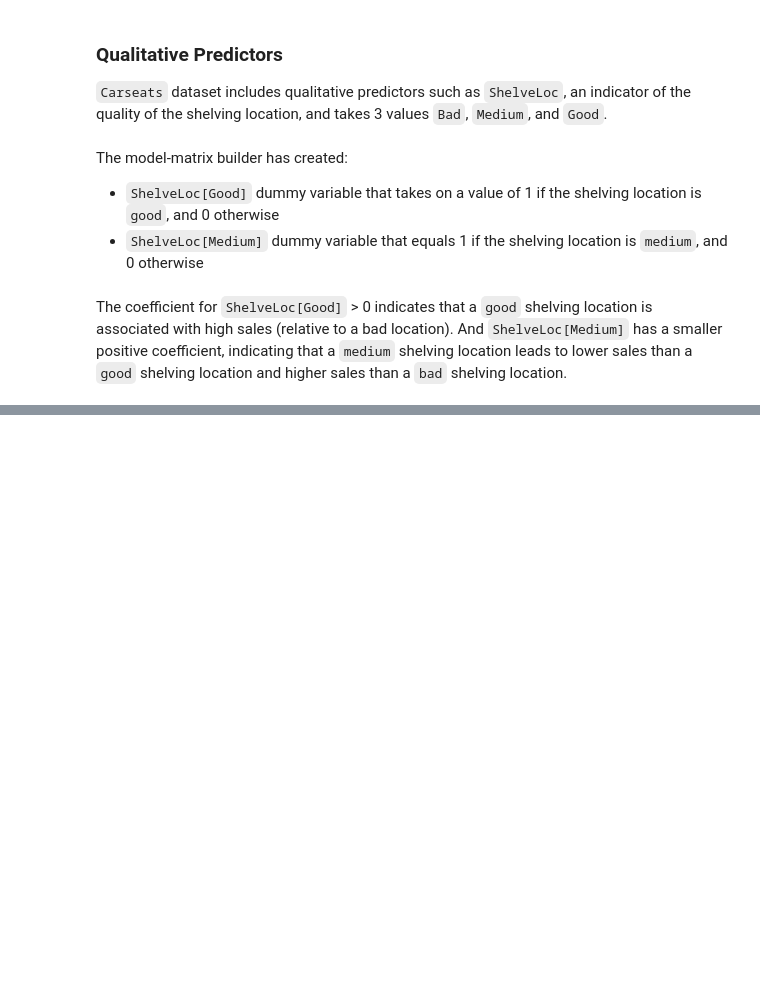
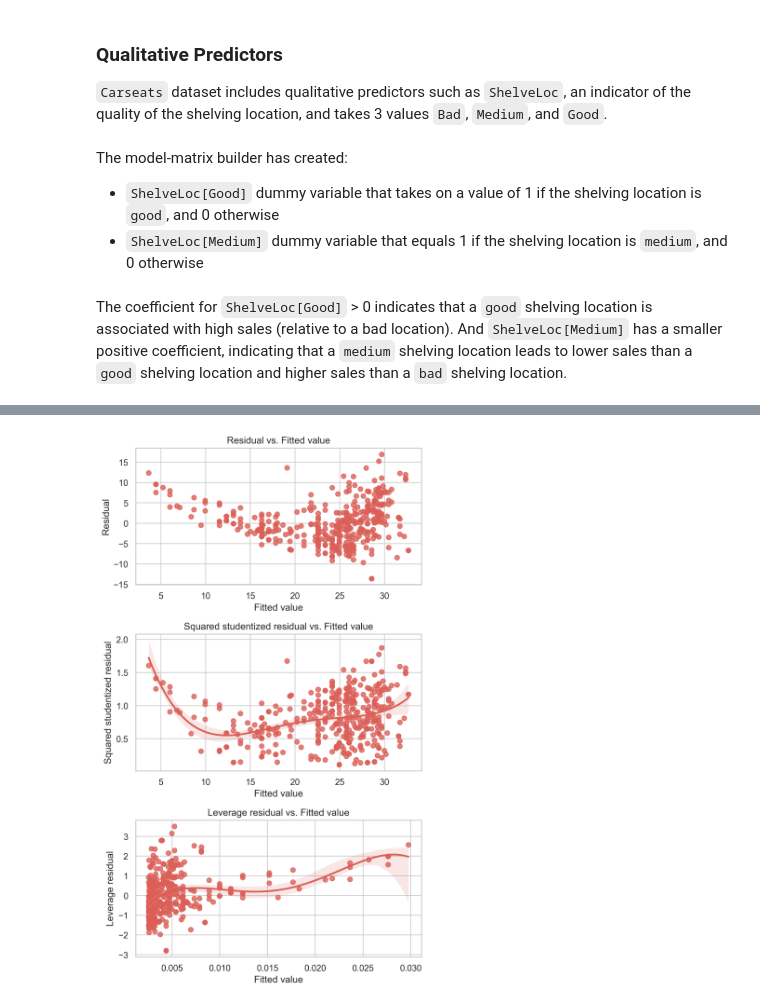
Before and after one commit to Nightwish2710/book-practices, a Jupyter notebook: an-introduction-to-statistical-learning/3-linear-regression.ipynb, the cells around one changed output, grey strips where cells are left out. Saved outputs shown, nothing was run; the diff lists cells and outputs as text; code cells hidden in the pictures; blank space fills up the shorter version.

```diff
--- a/an-introduction-to-statistical-learning/3-linear-regression.ipynb
+++ b/an-introduction-to-statistical-learning/3-linear-regression.ipynb
@@ -352,0 +569,39 @@ The coefficient for `ShelveLoc[Good]` > 0 indicates that a `good` shelving locat
+# %%
+fitted_values = slr_result.fittedvalues
+resid = slr_result.resid
+student_resid = slr_result.outlier_test()['student_resid']
+leverage_resid = slr_result.get_influence().hat_matrix_diag
+# %%
+auto_1_df = pd.DataFrame({
+    'fittedvalues': fitted_values,
+    'resid': resid,
+})
+auto_2_df = pd.DataFrame({
+    'fittedvalues': fitted_values,
+    'sqrt_student_resid': np.sqrt(np.abs(student_resid)),
+})
+auto_3_df = pd.DataFrame({
+    'leverage': leverage_resid,
+    'student_resid': student_resid,
+})
+# %%
+fig, axes = plt.subplots(3, 1, figsize=(6, 10))
+
+sns.regplot(data=auto_1_df, x='fittedvalues', y='resid', order=4, marker ax=axes[0])
+axes[0].set_xlabel('Fitted value')
+axes[0].set_ylabel('Residual')
+axes[0].set_title('Residual vs. Fitted value')
+
+sns.regplot(data=auto_2_df, x='fittedvalues', y='sqrt_student_resid', order=4, ax=axes[1])
+axes[1].set_xlabel('Fitted value')
+axes[1].set_ylabel('Squared studentized residual')
+axes[1].set_title('Squared studentized residual vs. Fitted value')
+
+sns.regplot(data=auto_3_df, x='leverage', y='student_resid', order=4, ax=axes[2])
+axes[2].set_xlabel('Fitted value')
+axes[2].set_ylabel('Leverage residual')
+axes[2].set_title('Leverage residual vs. Fitted value')
+
+fig.tight_layout()
+# %% [output]
+[figure, added]
```
Also changed, not shown: parts of 31 cells of this notebook.
